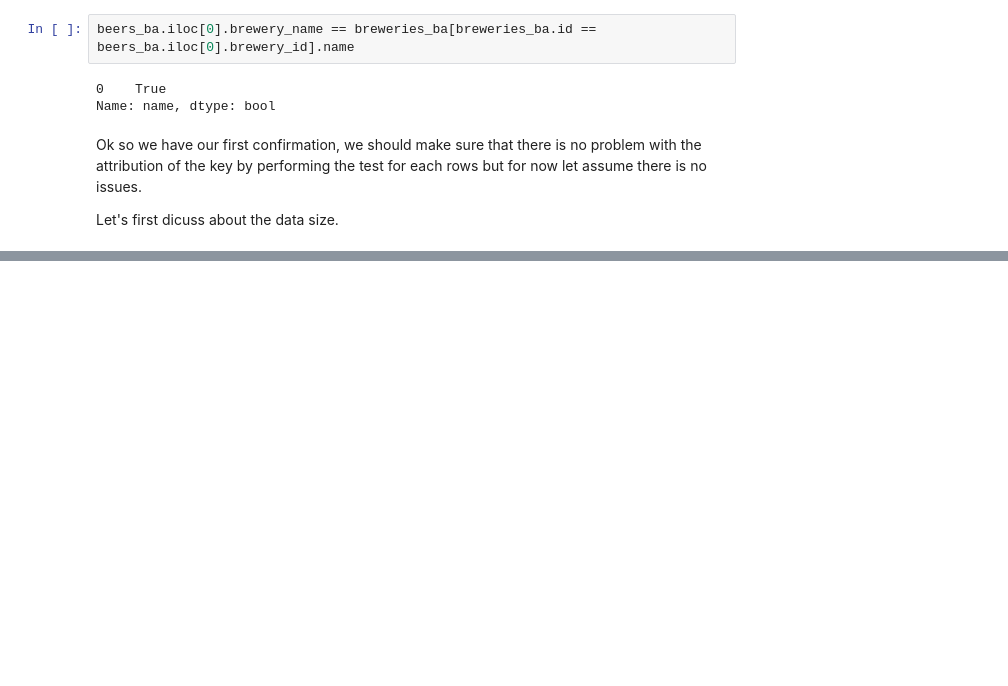
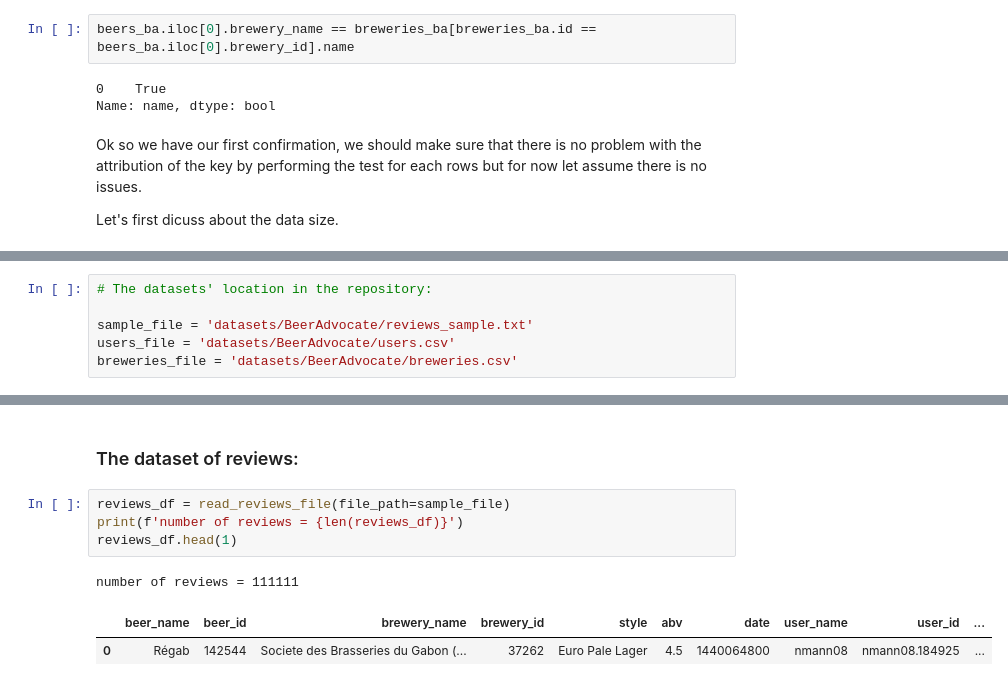
Before and after one commit to epfl-ada/ada-2022-project-brian, a Jupyter notebook: project.ipynb, the cells around one changed output, grey strips where cells are left out. Cells and saved outputs as stored; diff of their text form; blank space fills up the shorter version.

```diff
--- a/project.ipynb
+++ b/project.ipynb
@@ -75,0 +85,6 @@ Let's first dicuss about the data size.
+# %%
+# The datasets' location in the repository:
+
+sample_file = 'datasets/BeerAdvocate/reviews_sample.txt'
+users_file = 'datasets/BeerAdvocate/users.csv'
+breweries_file = 'datasets/BeerAdvocate/breweries.csv'
@@ -75,0 +136,10 @@ Let's first dicuss about the data size.
+# %% [markdown]
+### The dataset of reviews:
+# %%
+reviews_df = read_reviews_file(file_path=sample_file)
+print(f'number of reviews = {len(reviews_df)}')
+reviews_df.head(1)
+# %% [output]
+number of reviews = 111111
+|  | beer_name | beer_id | brewery_name | brewery_id | style | abv | date | user_name | user_id | ... |
+| 0 | Régab | 142544 | Societe des Brasseries du Gabon (... | 37262 | Euro Pale Lager | 4.5 | 1440064800 | nmann08 | nmann08.184925 | ... |
```
Also changed, not shown: parts of 40 cells of this notebook.
